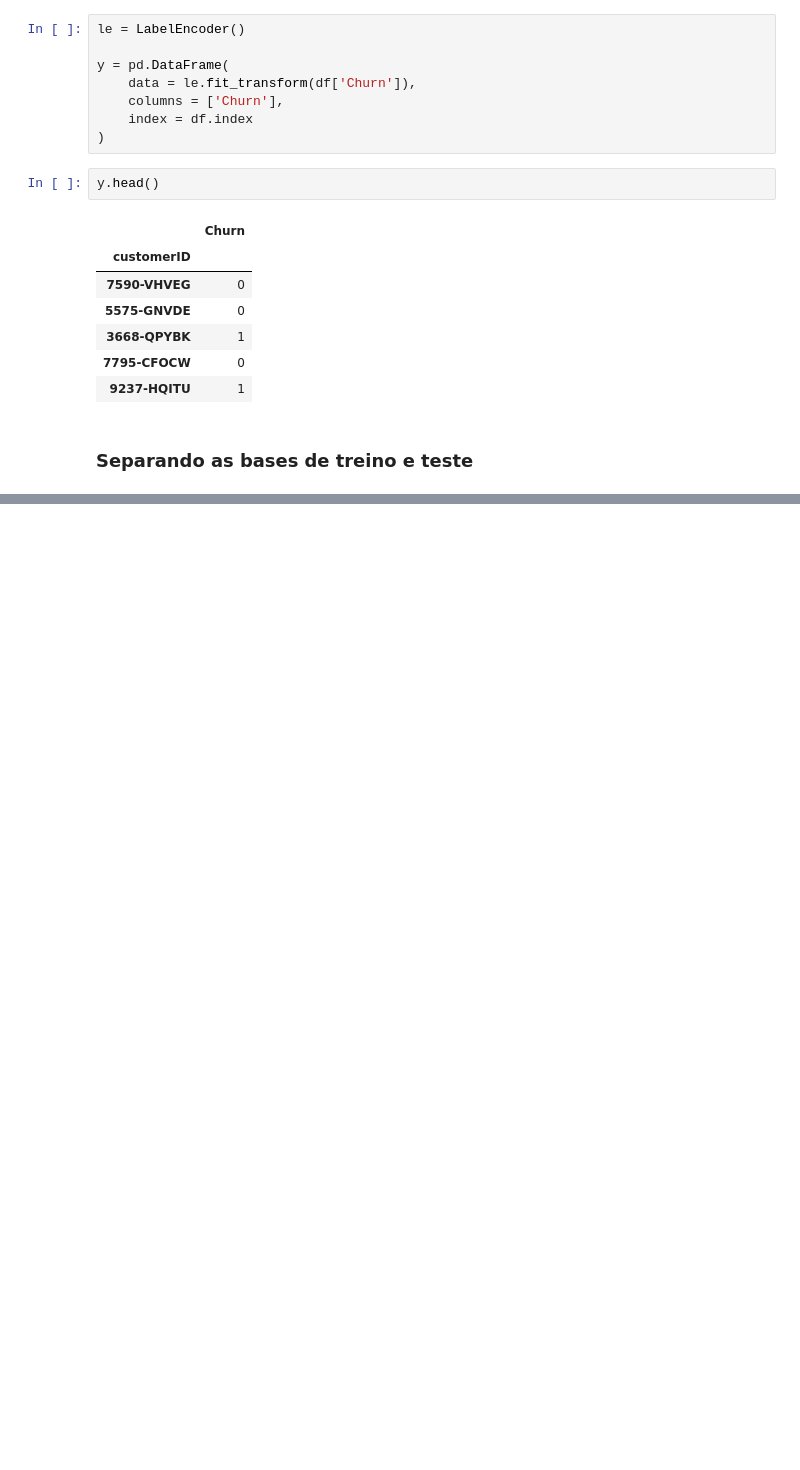
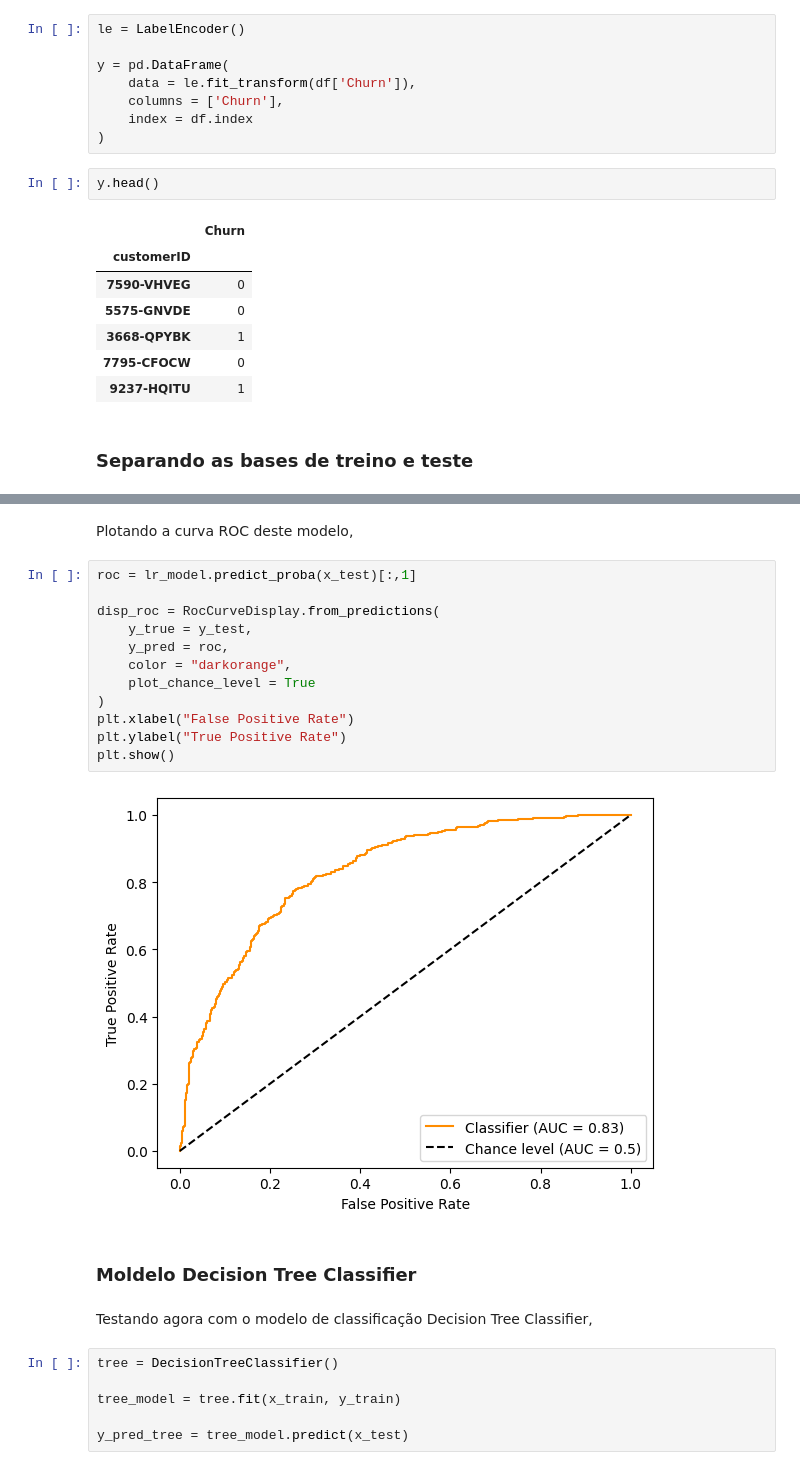
Before and after one commit to rfprates/modelo_classificacao_analise_churn, a Jupyter notebook: modelo_classificacao_churn.ipynb, the cells around one changed output, grey strips where cells are left out. Cells and saved outputs as stored; diff of their text form; blank space fills up the shorter version.

```diff
--- a/modelo_classificacao_churn.ipynb
+++ b/modelo_classificacao_churn.ipynb
@@ -385,0 +453,26 @@ y.head()
+# %% [markdown]
+Plotando a curva ROC deste modelo,
+# %%
+roc = lr_model.predict_proba(x_test)[:,1]
+
+disp_roc = RocCurveDisplay.from_predictions(
+    y_true = y_test,
+    y_pred = roc,
+    color = "darkorange",
+    plot_chance_level = True
+)
+plt.xlabel("False Positive Rate")
+plt.ylabel("True Positive Rate")
+plt.show()
+# %% [output]
+[figure, added]
+# %% [markdown]
+### Moldelo Decision Tree Classifier
+# %% [markdown]
+Testando agora com o modelo de classificação Decision Tree Classifier,
+# %%
+tree = DecisionTreeClassifier()
+
+tree_model = tree.fit(x_train, y_train)
+
+y_pred_tree = tree_model.predict(x_test)
```
Also changed, not shown: parts of 37 cells of this notebook.
